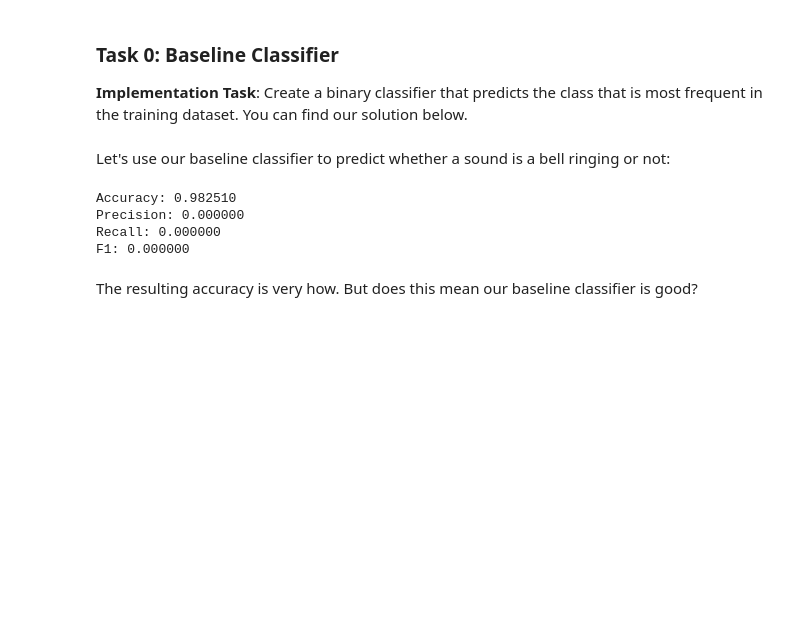
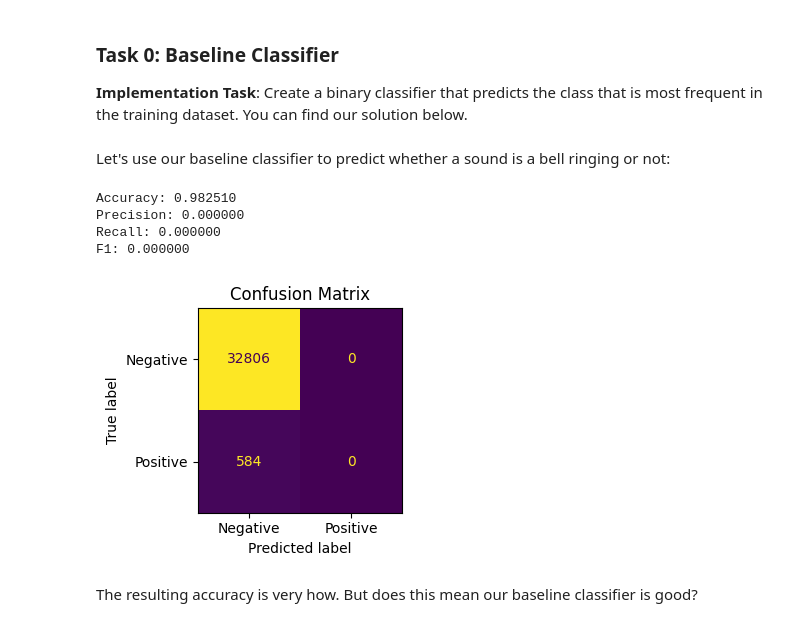
Before and after one commit to LaurinSiebert/mlpc_project, a Jupyter notebook: notebooks/02_data_classification.ipynb, the cells around one changed output. Drawn from its saved outputs; the diff is of its cells as text; code cells hidden in the pictures; blank space fills up the shorter version.

```diff
--- a/notebooks/02_data_classification.ipynb
+++ b/notebooks/02_data_classification.ipynb
@@ -209,15 +209,15 @@ CLASSES_NAMES = [
 We then specify a function to load the data. Note that this function supports three modes: "binary", "multiclass" and "multilabel" classification (we learned about them in our previous notebook `01_classification_metrics.ipynb`, so check it out if you need a reminder.)
 # %%
 def get_features_and_targets(
-    filename: str,
+    audio_features: np.ndarray,
     label_type: Literal["binary", "multiclass", "multilabel"] = "multilabel",
 ) -> Tuple[np.ndarray, Union[np.ndarray, Dict[str, np.ndarray]]]:
     """Load audio features and aggregated target labels from a .npz file.
 
     Parameters
     ----------
-    filename : str
-        Path to the .npz file containing audio features and annotations.
+    audio_features : np.ndarray
+        .npz file containing audio features and annotations.
     label_type : {"binary", "multiclass", "multilabel"}
         How to encode the targets:
         - "multilabel": binary matrix of shape (T, C), one column per class.
@@ -231,7 +231,6 @@ def get_features_and_targets(
     y : np.ndarray of shape (T, C) or (T, 1), or Dict[str, np.ndarray]
         Labels in the format specified by ``label_type``.
     """
-    audio_features = dict(np.load(filename, allow_pickle=True))
     annotations = audio_features["annotations"]
     T, C, _ = annotations.shape
 
@@ -306,6 +305,7 @@ def read_files(
         Stacked feature matrix across all files.
     Y : np.ndarray of shape (N, C) or (N, 1), or Dict[str, np.ndarray]
         Stacked labels in the format specified by ``label_type``.
+    creator_id : list of creator_ids for each sample
     """
     if label_type not in ("binary", "multiclass", "multilabel"):
         raise ValueError(
@@ -313,18 +313,26 @@ def read_files(
         )
     X = []
     Y = []
+    creator_id = []
 
     for filename in file_list:
-        x, y = get_features_and_targets(filename, label_type=label_type)
+        audio_features = dict(np.load(filename, allow_pickle=True))
+
+        x, y = get_features_and_targets(audio_features, label_type=label_type)
         X.append(x)
         Y.append(y)
 
-    X = np.vstack(X)
+        annotator_ids = audio_features["annotator_ids"]
+        mask = audio_features["is_own_recording"]
+        creator = annotator_ids[mask]
+        creator_id.append(creator)
+
+    #X = np.vstack(X)
 
     if label_type == "binary":
-        return X, {cls: np.vstack([y[cls] for y in Y]) for cls in CLASSES_NAMES}
+        return X, {cls: [y[cls] for y in Y] for cls in CLASSES_NAMES}, creator_id
     else:
-        return X, np.vstack(Y)
+        return X, np.vstack(Y), creator_id
 # %% [markdown]
 ### Task 0: Baseline Classifier
 
@@ -416,26 +424,39 @@ bell_x, bell_y = X_train, Y_train["bell_ringing"]
 # %%
 baseline = BaselineClassifier()
 baseline.fit(bell_x, bell_y)
 
 y_train_pred = baseline.predict(bell_x)
 
 y_true = bell_y.ravel()
 y_pred = y_train_pred.ravel()
 
 acc = np.mean(y_pred == y_true)
 prec = precision_score(y_true, y_pred)
 rec = recall_score(y_true, y_pred)
 f1 = f1_score(y_true, y_pred)
 
 print(f"Accuracy: {acc:2f}")
 print(f"Precision: {prec:2f}")
 print(f"Recall: {rec:2f}")
 print(f"F1: {f1:2f}")
+
+fig, ax = plt.subplots(figsize=(5,3))
+ConfusionMatrixDisplay.from_predictions(
+    y_true,
+    y_pred,
+    display_labels=["Negative", "Positive"],
+    colorbar=False,
+    ax=ax,
+)
+ax.set_title("Confusion Matrix")
+plt.tight_layout()
+plt.show()
 # %% [output]
 Accuracy: 0.982510
 Precision: 0.000000
 Recall: 0.000000
 F1: 0.000000
+[figure, added]
 # %% [markdown]
 The resulting accuracy is very how. But does this mean our baseline classifier is good?
 # %% [markdown]
```
Also changed, not shown: parts of 8 cells of this notebook.
